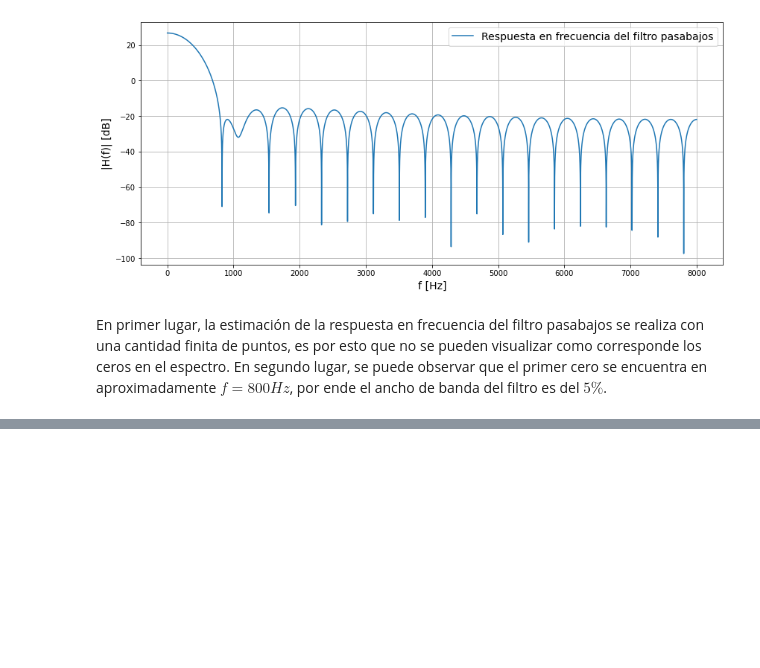
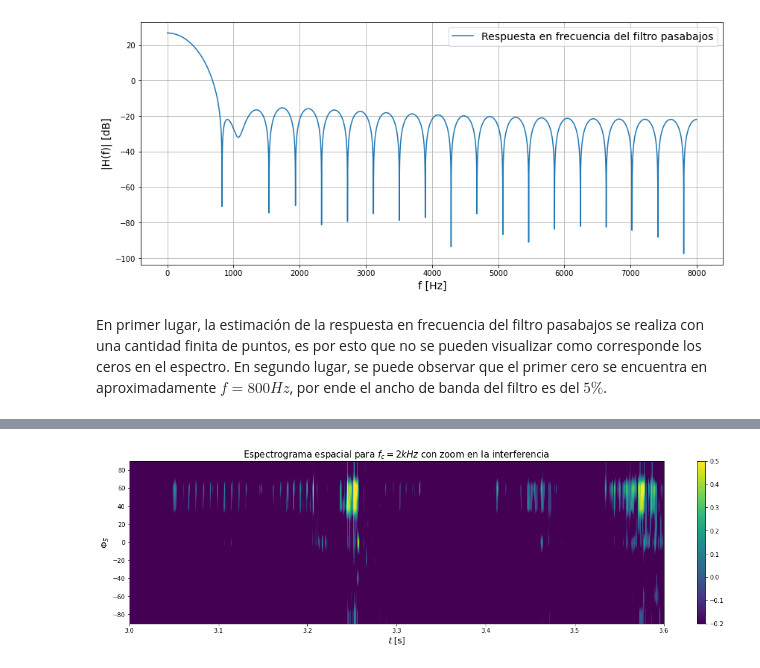
Before and after one commit to asp-image-dsp/asp-tp4, a Jupyter notebook: notebook/report.ipynb, the cells around one changed output, grey strips where cells are left out. Cells and saved outputs as stored; diff of their text form; code cells hidden in the pictures; blank space fills up the shorter version.

```diff
--- a/notebook/report.ipynb
+++ b/notebook/report.ipynb
@@ -153,0 +153,4 @@ Observaciones rápidas,
+# %%
+plot_spatial_spectrogram(filtered_samples, 3.0, 3.6, -0.2, 0.5, fs, 'Espectrograma espacial para $f_c = 2 kHz$ con zoom en la interferencia')
+# %% [output]
+[figure, added]
```
Also changed, not shown: parts of 25 cells of this notebook.
